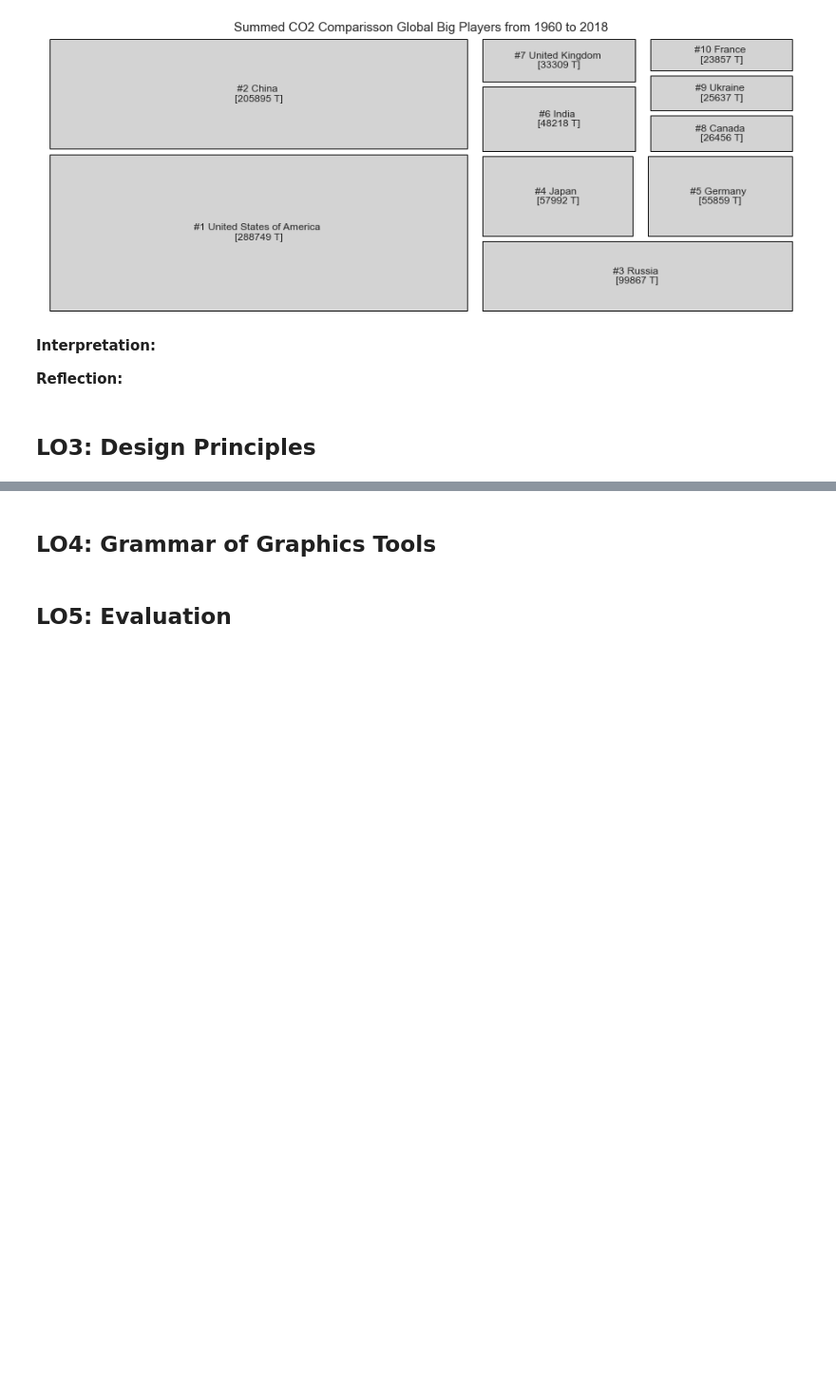
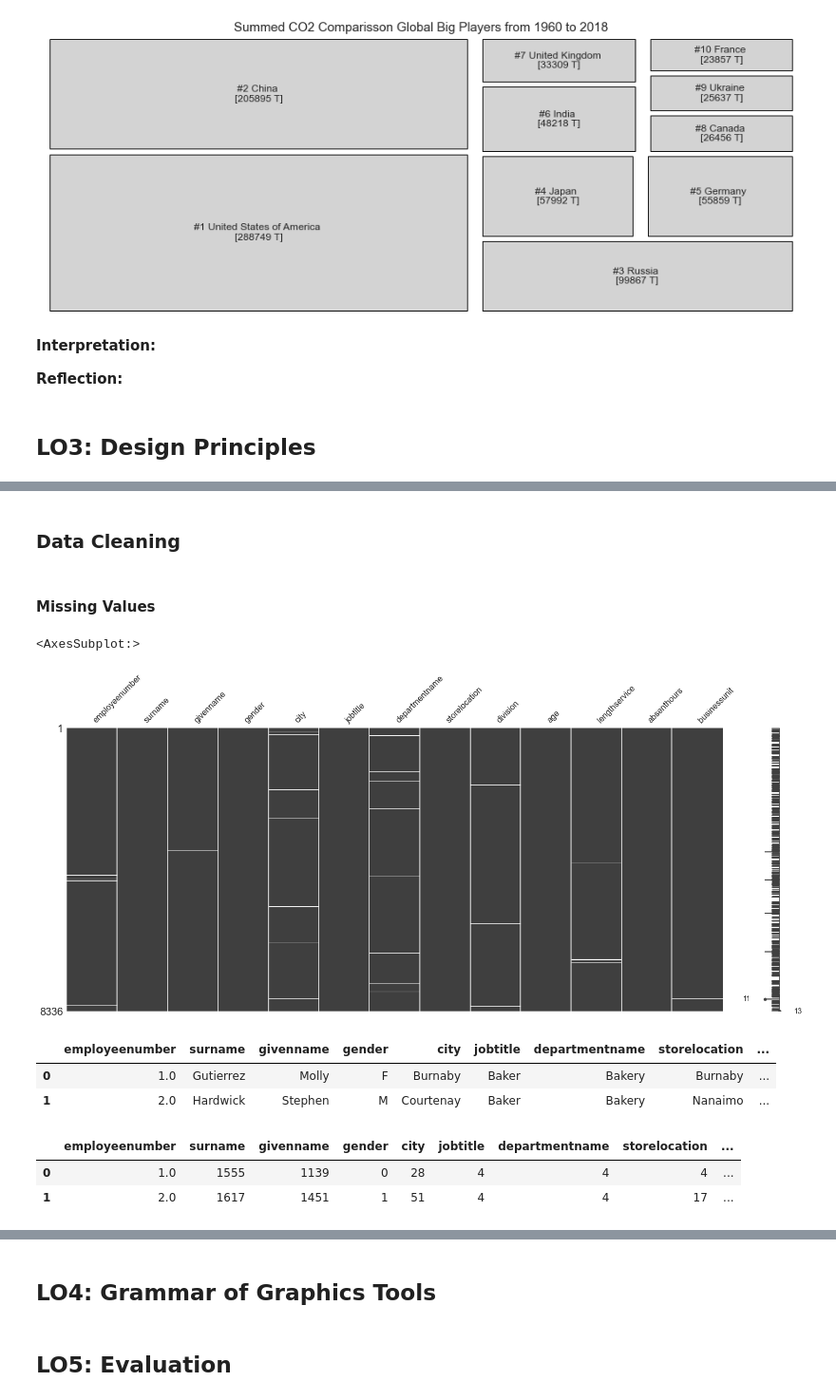
Before and after one commit to SimonStaehli/GDV_PerformanceRecord, a Jupyter notebook: GDV_PerformanceRecord_SimonStaehli.ipynb, the cells around one changed output, grey strips where cells are left out. Shown at 95% size. Cells and saved outputs as stored; diff of their text form; code cells hidden in the pictures; blank space fills up the shorter version.

Commit message:
added new plots, finished wth LO3

```diff
--- a/GDV_PerformanceRecord_SimonStaehli.ipynb
+++ b/GDV_PerformanceRecord_SimonStaehli.ipynb
@@ -326,3 +328,7 @@ px.pie(names=data['department'], values=data['employees'], title='Employees per
        width=600, hole=0.2)
 # %% [output]
 [interactive output not drawn]
+# %% [markdown]
+### Data Cleaning
+# %% [markdown]
+#### Missing Values
@@ -328,0 +337,12 @@ px.pie(names=data['department'], values=data['employees'], title='Employees per
+# %%
+df = read_employees()
+# %%
+# Produce random missing values
+for col in df.columns[::2]:
+    rnd_idx = np.random.permutation(df.index)[:np.random.randint(low=1, high=100)]
+    df.loc[rnd_idx, col] = np.nan
+
+missingno.matrix(df)
+# %% [output]
+<AxesSubplot:>
+[figure, added]
@@ -328,0 +370,6 @@ px.pie(names=data['department'], values=data['employees'], title='Employees per
+# %%
+df.head(2)
+# %% [output]
+|  | employeenumber | surname | givenname | gender | city | jobtitle | departmentname | storelocation | ... |
+| 0 | 1.0 | Gutierrez | Molly | F | Burnaby | Baker | Bakery | Burnaby | ... |
+| 1 | 2.0 | Hardwick | Stephen | M | Courtenay | Baker | Bakery | Nanaimo | ... |
@@ -328,0 +379,6 @@ px.pie(names=data['department'], values=data['employees'], title='Employees per
+# %%
+df.head(2)
+# %% [output]
+|  | employeenumber | surname | givenname | gender | city | jobtitle | departmentname | storelocation | ... |
+| 0 | 1.0 | 1555 | 1139 | 0 | 28 | 4 | 4 | 4 | ... |
+| 1 | 2.0 | 1617 | 1451 | 1 | 51 | 4 | 4 | 17 | ... |
```
Also changed, not shown: parts of 15 cells of this notebook.
